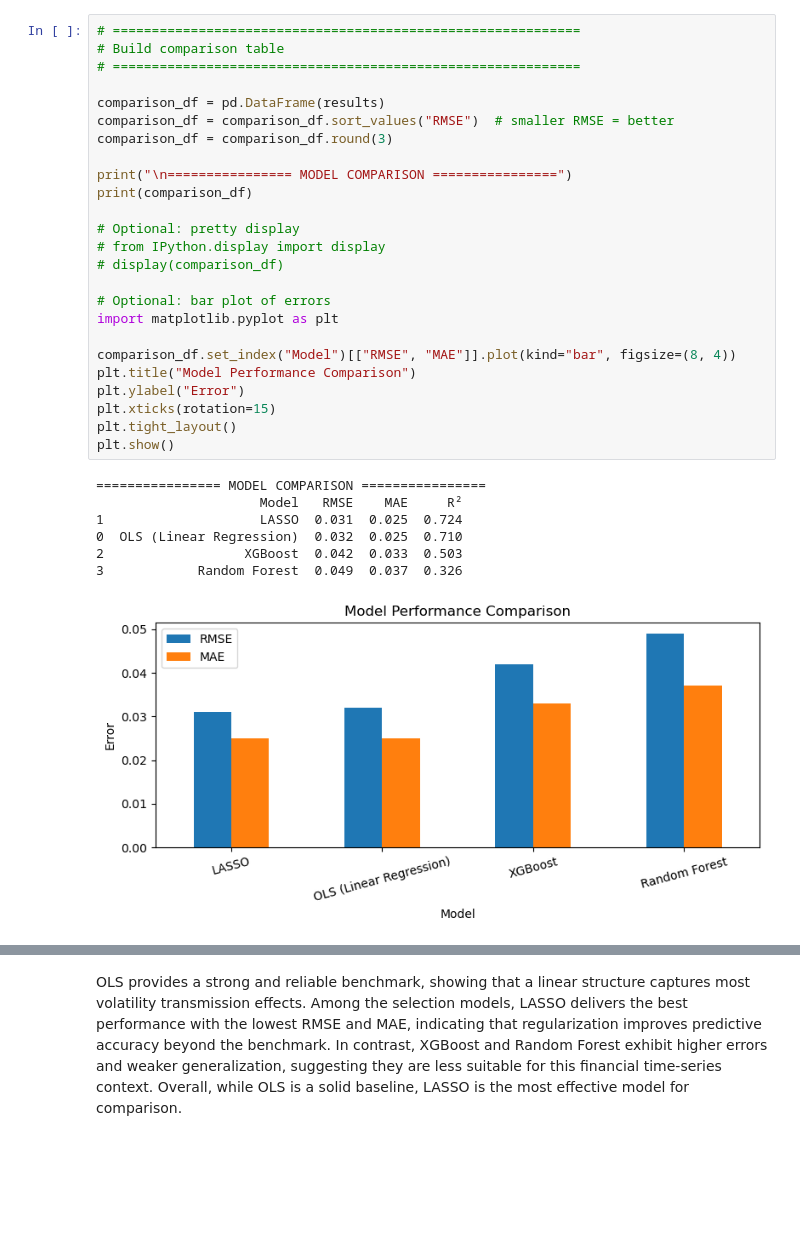
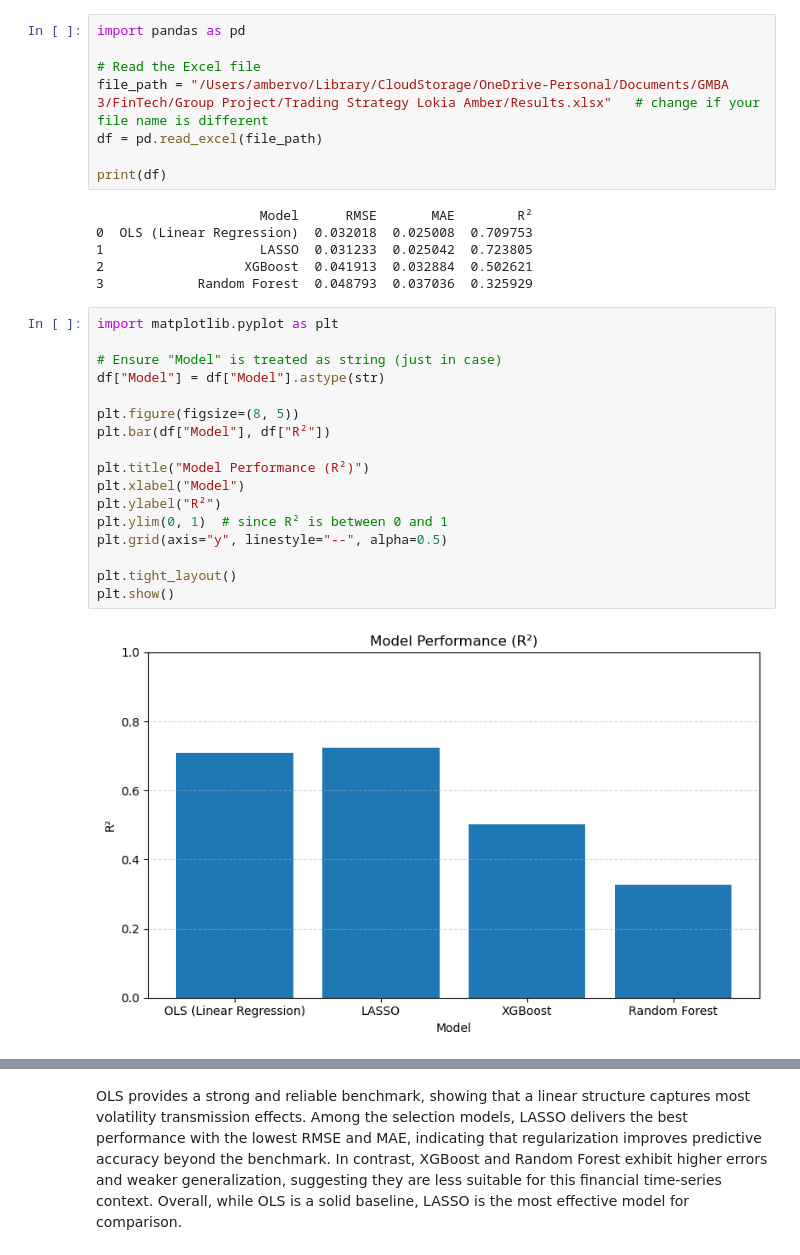
Before and after one commit to HWTeng-Teaching/202509-ML-FinTech, a Jupyter notebook: project/Trading Strategy Lokia Amber/Summary_result.ipynb, the cells around one changed output, grey strips where cells are left out. Cells and saved outputs as stored; diff of their text form; blank space fills up the shorter version.

```diff
--- a/project/Trading Strategy Lokia Amber/Summary_result.ipynb
+++ b/project/Trading Strategy Lokia Amber/Summary_result.ipynb
@@ -354,33 +1,33 @@ Random Forest R²  : 0.326
-# %%
-# ============================================================
-# Build comparison table
-# ============================================================
-
-comparison_df = pd.DataFrame(results)
-comparison_df = comparison_df.sort_values("RMSE")  # smaller RMSE = better
-comparison_df = comparison_df.round(3)
-
-print("\n================ MODEL COMPARISON ================")
-print(comparison_df)
-
-# Optional: pretty display
-# from IPython.display import display
-# display(comparison_df)
-
-# Optional: bar plot of errors
-import matplotlib.pyplot as plt
-
-comparison_df.set_index("Model")[["RMSE", "MAE"]].plot(kind="bar", figsize=(8, 4))
-plt.title("Model Performance Comparison")
-plt.ylabel("Error")
-plt.xticks(rotation=15)
-plt.tight_layout()
-plt.show()
-# %% [output]
-================ MODEL COMPARISON ================
-                     Model   RMSE    MAE     R²
-1                    LASSO  0.031  0.025  0.724
-0  OLS (Linear Regression)  0.032  0.025  0.710
-2                  XGBoost  0.042  0.033  0.503
-3            Random Forest  0.049  0.037  0.326
-[figure, removed]
+# %%
+import pandas as pd
+
+# Read the Excel file
+file_path = "/Users/ambervo/Library/CloudStorage/OneDrive-Personal/Documents/GMBA 3/FinTech/Group Project/Trading Strategy Lokia Amber/Results.xlsx"   # change if your file name is different
+df = pd.read_excel(file_path)
+
+print(df)
+# %% [output]
+                     Model      RMSE       MAE        R²
+0  OLS (Linear Regression)  0.032018  0.025008  0.709753
+1                    LASSO  0.031233  0.025042  0.723805
+2                  XGBoost  0.041913  0.032884  0.502621
+3            Random Forest  0.048793  0.037036  0.325929
+# %%
+import matplotlib.pyplot as plt
+
+# Ensure "Model" is treated as string (just in case)
+df["Model"] = df["Model"].astype(str)
+
+plt.figure(figsize=(8, 5))
+plt.bar(df["Model"], df["R²"])
+
+plt.title("Model Performance (R²)")
+plt.xlabel("Model")
+plt.ylabel("R²")
+plt.ylim(0, 1)  # since R² is between 0 and 1
+plt.grid(axis="y", linestyle="--", alpha=0.5)
+
+plt.tight_layout()
+plt.show()
+# %% [output]
+[figure, added]
```
Also changed, not shown: parts of 17 cells of this notebook.
